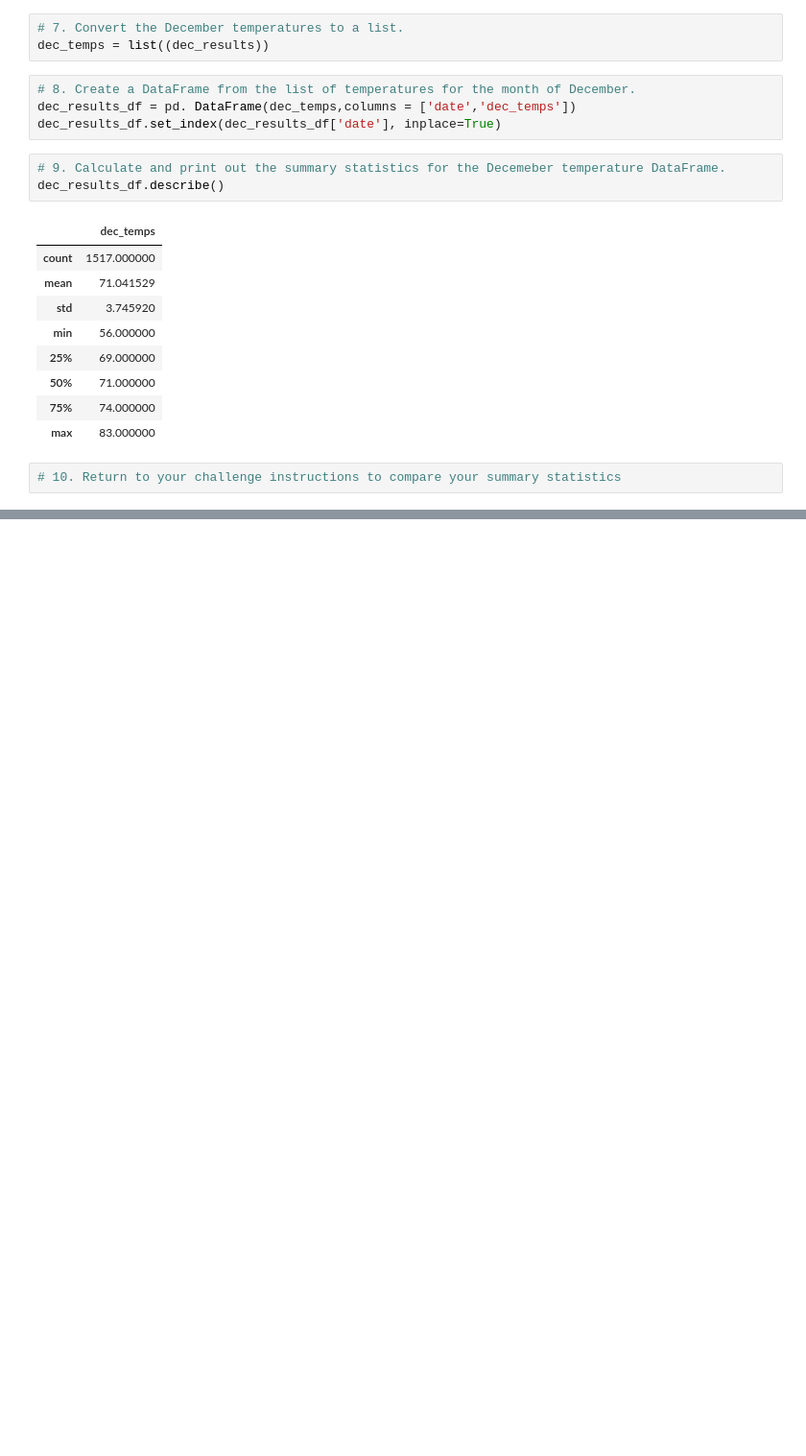
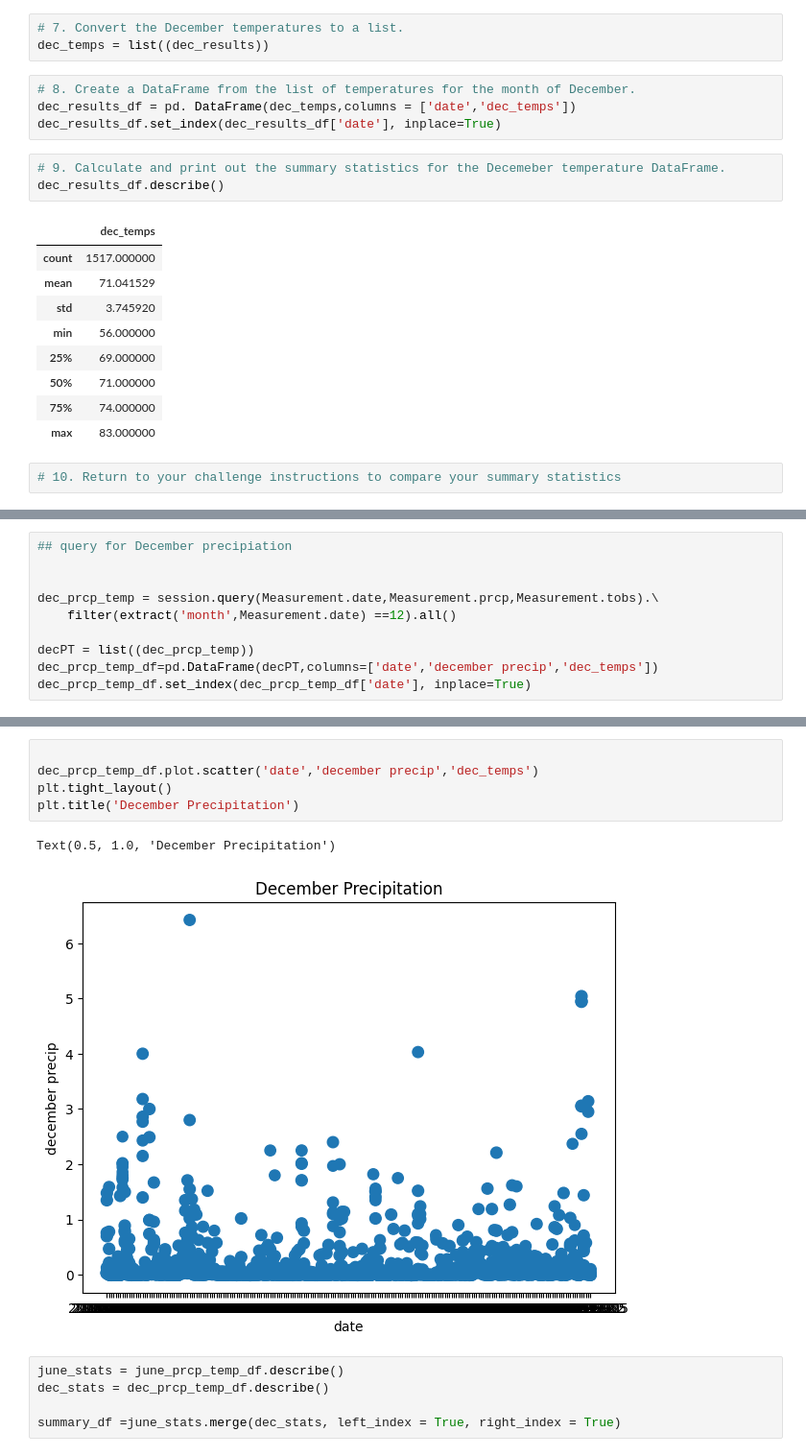
Before and after one commit to sahithig1/surfs_up, a Jupyter notebook: SurfsUp_Challenge_starter_code.ipynb, the cells around one changed output, grey strips where cells are left out. Shown at 96% size. Drawn from its saved outputs; the diff is of its cells as text; blank space fills up the shorter version.

```diff
--- a/SurfsUp_Challenge_starter_code.ipynb
+++ b/SurfsUp_Challenge_starter_code.ipynb
@@ -89,0 +123,10 @@ dec_results_df.describe()
+# %%
+## query for December precipiation
+
+
+dec_prcp_temp = session.query(Measurement.date,Measurement.prcp,Measurement.tobs).\
+    filter(extract('month',Measurement.date) ==12).all()
+
+decPT = list((dec_prcp_temp))
+dec_prcp_temp_df=pd.DataFrame(decPT,columns=['date','december precip','dec_temps'])
+dec_prcp_temp_df.set_index(dec_prcp_temp_df['date'], inplace=True)
@@ -89,0 +145,13 @@ dec_results_df.describe()
+# %%
+
+dec_prcp_temp_df.plot.scatter('date','december precip','dec_temps')
+plt.tight_layout()
+plt.title('December Precipitation')
+# %% [output]
+Text(0.5, 1.0, 'December Precipitation')
+[figure, added]
+# %%
+june_stats = june_prcp_temp_df.describe()
+dec_stats = dec_prcp_temp_df.describe()
+
+summary_df =june_stats.merge(dec_stats, left_index = True, right_index = True)
```
Also changed, not shown: parts of 9 cells of this notebook, 1 other file.
